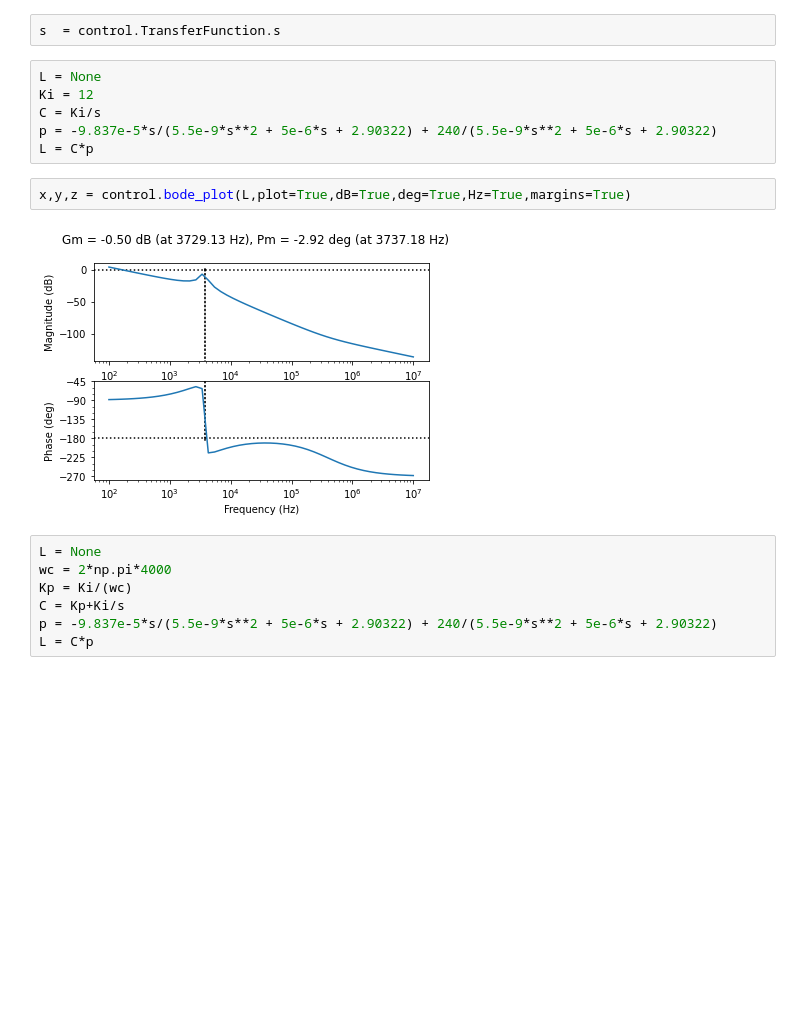
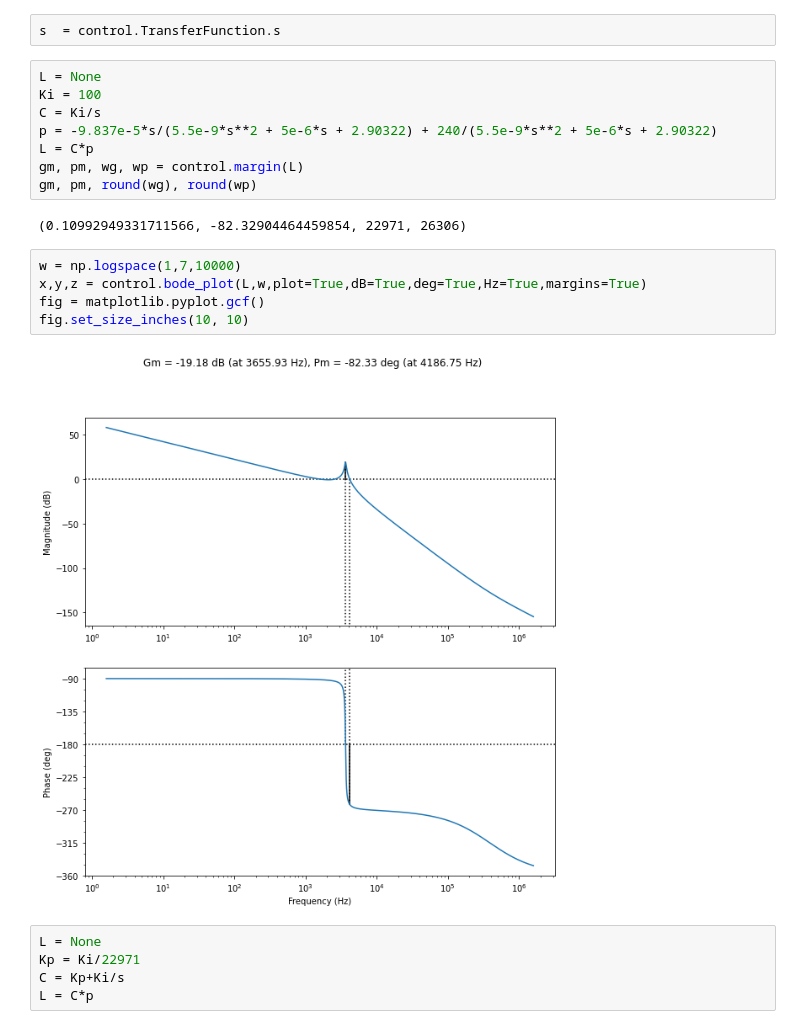
Before and after one commit to kegedy/UWEE533, a Jupyter notebook: HW/kevin/HW04/HW04.ipynb, the cells around one changed output. Drawn from its saved outputs; the diff is of its cells as text; blank space fills up the shorter version.

```diff
--- a/HW/kevin/HW04/HW04.ipynb
+++ b/HW/kevin/HW04/HW04.ipynb
@@ -143,19 +138,24 @@ plt.show();
 s  = control.TransferFunction.s
 # %%
 L = None
-Ki = 12
+Ki = 100
 C = Ki/s
 p = -9.837e-5*s/(5.5e-9*s**2 + 5e-6*s + 2.90322) + 240/(5.5e-9*s**2 + 5e-6*s + 2.90322)
 L = C*p
+gm, pm, wg, wp = control.margin(L)
+gm, pm, round(wg), round(wp)
+# %% [output]
+(0.10992949331711566, -82.32904464459854, 22971, 26306)
 # %%
-x,y,z = control.bode_plot(L,plot=True,dB=True,deg=True,Hz=True,margins=True)
+w = np.logspace(1,7,10000)
+x,y,z = control.bode_plot(L,w,plot=True,dB=True,deg=True,Hz=True,margins=True)
+fig = matplotlib.pyplot.gcf()
+fig.set_size_inches(10, 10)
 # %% [output]
-[figure, old version]
+[figure, new version]
 # %%
 L = None
-wc = 2*np.pi*4000
-Kp = Ki/(wc)
+Kp = Ki/22971
 C = Kp+Ki/s
-p = -9.837e-5*s/(5.5e-9*s**2 + 5e-6*s + 2.90322) + 240/(5.5e-9*s**2 + 5e-6*s + 2.90322)
 L = C*p
 # %%
```
Also changed, not shown: parts of 18 cells of this notebook, 1 other file.
